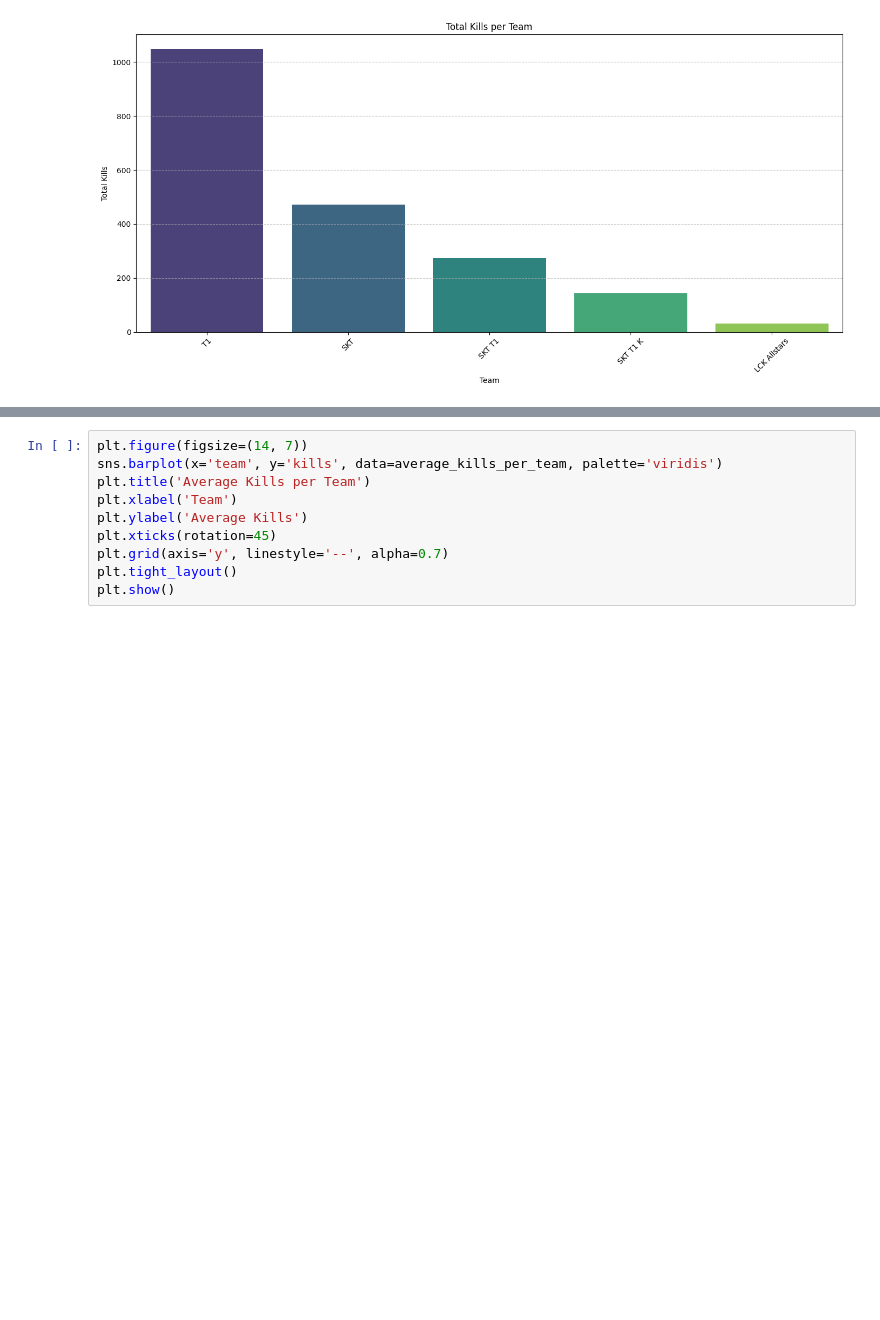
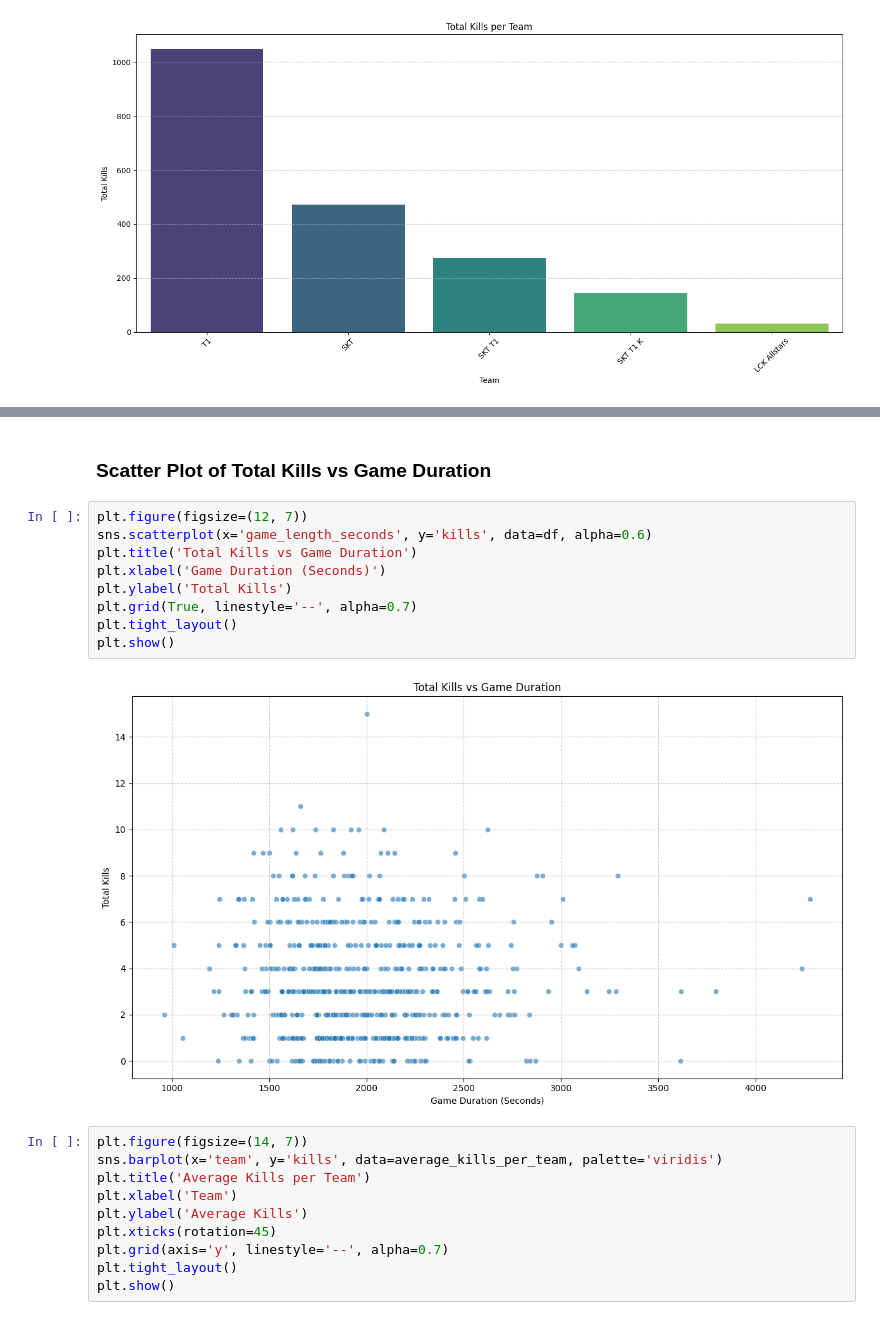
Before and after one commit to kxrrym03/Faker-LOL-Performance, a Jupyter notebook: Faker_LOL_Match_Statistics.ipynb, the cells around one changed output, grey strips where cells are left out. Saved outputs shown, nothing was run; the diff lists cells and outputs as text; blank space fills up the shorter version.

```diff
--- a/Faker_LOL_Match_Statistics.ipynb
+++ b/Faker_LOL_Match_Statistics.ipynb
@@ -379,3 +390,16 @@ plt.show()
+# %% [markdown]
+### Scatter Plot of Total Kills vs Game Duration
+# %%
+plt.figure(figsize=(12, 7))
+sns.scatterplot(x='game_length_seconds', y='kills', data=df, alpha=0.6)
+plt.title('Total Kills vs Game Duration')
+plt.xlabel('Game Duration (Seconds)')
+plt.ylabel('Total Kills')
+plt.grid(True, linestyle='--', alpha=0.7)
+plt.tight_layout()
+plt.show()
+# %% [output]
+[figure, added]
 # %%
 plt.figure(figsize=(14, 7))
 sns.barplot(x='team', y='kills', data=average_kills_per_team, palette='viridis')
```
Also changed, not shown: parts of 2 cells of this notebook.
